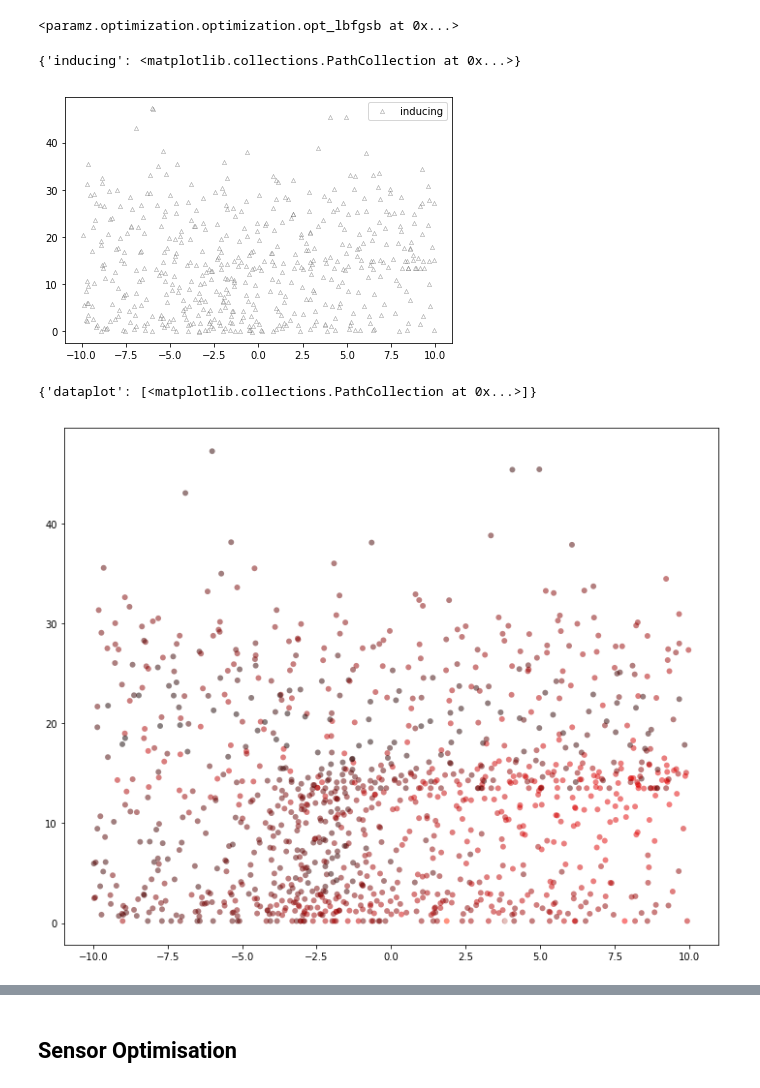
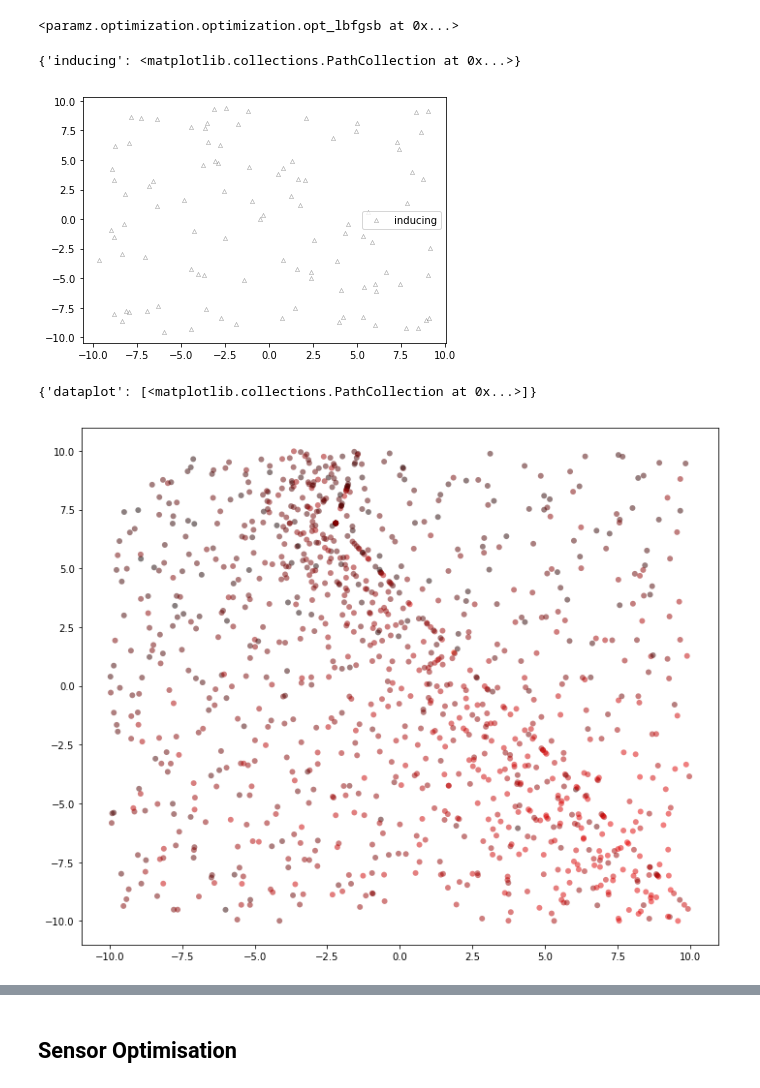
Before and after one commit to adrianlwn/MScProject_OptSensors_GP, a Jupyter notebook: Sensor Optimisation GPy Sparse.ipynb, the cells around one changed output, grey strips where cells are left out. Cells and saved outputs as stored; diff of their text form; code cells hidden in the pictures.

```diff
--- a/Sensor Optimisation GPy Sparse.ipynb
+++ b/Sensor Optimisation GPy Sparse.ipynb
@@ -37,8 +36,9 @@ Y.shape
 # %% [output]
 (1129, 1)
 # %%
+m_inducing = 100
 kernel = GPy.kern.Matern52(dim,ARD=False) + GPy.kern.White(dim)
-model_gp = GPy.models.SparseGPRegression(X,Y,kernel,num_inducing=500)
+model_gp = GPy.models.SparseGPRegression(X,Y,kernel,num_inducing=m_inducing)
 # %%
 model_gp.plot_inducing(visible_dims=[0,2])
 # %% [output]
@@ -50,15 +50,15 @@ model_gp.optimize(messages=True,max_iters = 100000)
 HBox(children=(VBox(children=(IntProgress(value=0, max=100000), HTML(value=''))), Box(children=(HTML(value='')…
 <paramz.optimization.optimization.opt_lbfgsb at 0x...>
 # %%
-model_gp.plot_inducing(visible_dims=[0,2])
+model_gp.plot_inducing(visible_dims=[0,1])
 # %% [output]
 {'inducing': <matplotlib.collections.PathCollection at 0x...>}
-[figure, old version]
+[figure, new version]
 # %%
-model_gp.plot_data(visible_dims=[0,2],figsize=(10,8))
+model_gp.plot_data(visible_dims=[0,1],figsize=(10,8))
 # %% [output]
 {'dataplot': [<matplotlib.collections.PathCollection at 0x...>]}
-[figure, old version]
+[figure, new version]
 # %%
 model_gp.plot_mean(visible_dims=[0,1],figsize=(10,8),levels=50)
 # %% [output]
```
Also changed, not shown: parts of 12 cells of this notebook, 2 other files.
